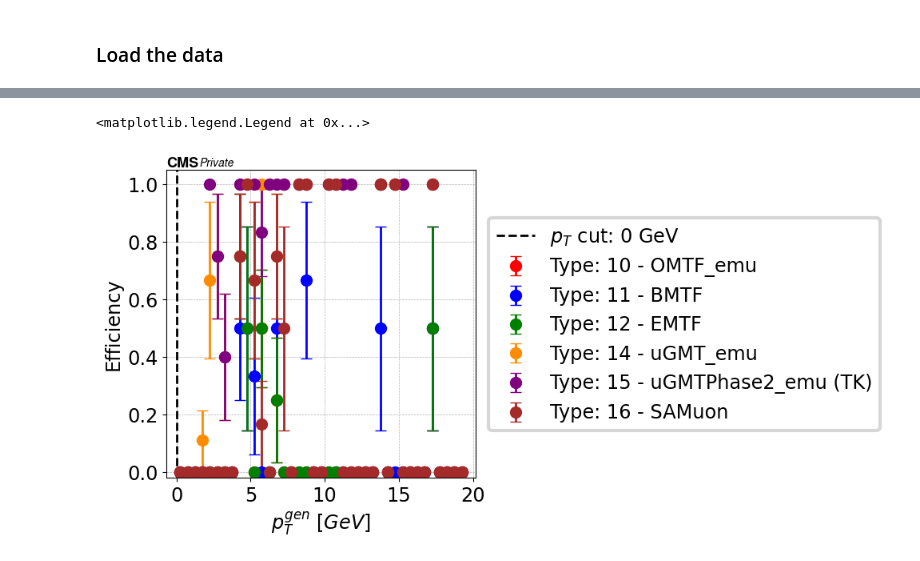
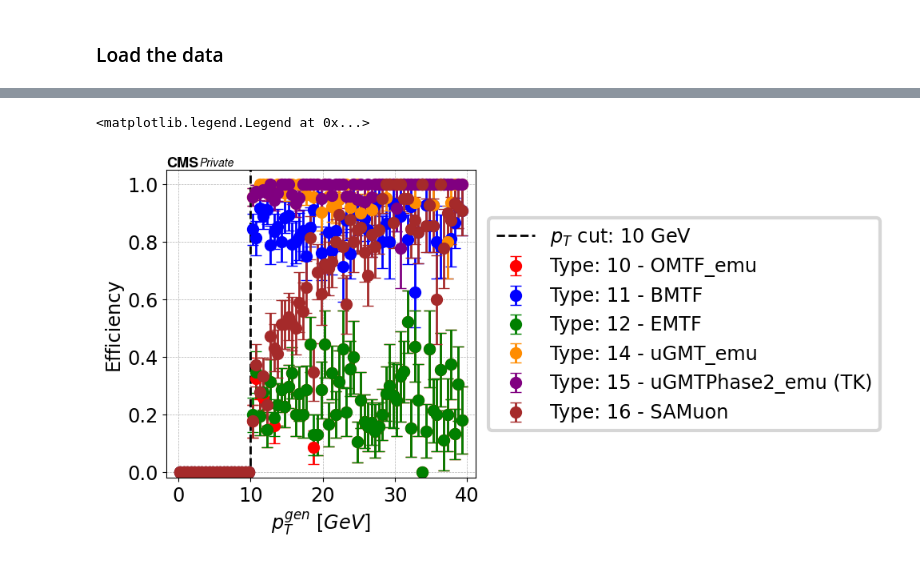
Before and after one commit to PasiekaFUW/cmssw, a Jupyter notebook: Masters/makePlots.ipynb, the cells around one changed output, grey strips where cells are left out. Saved outputs shown, nothing was run; the diff lists cells and outputs as text; code cells hidden in the pictures.

```diff
--- a/Masters/makePlots.ipynb
+++ b/Masters/makePlots.ipynb
@@ -193,33 +193,33 @@ type_descriptions = {
     3: 'DT',
     4: 'CSC',
     5: 'GMT',
     6: 'RPCb_emu',
     7: 'RPCf_emu',
     8: 'GMT_emu',
     9: 'OMTF',
     10: 'OMTF_emu',
     11: 'BMTF',
     12: 'EMTF',
     13: 'uGMT',
     14: 'uGMT_emu',
     15: 'uGMTPhase2_emu (TK)',
     16: 'SAMuon'
 }
 
 
 for i in type_range:
     description = type_descriptions.get(i, 'Unknown Type')
     data_prompt_type = data_prompt[data_prompt['theL1Obj.type'] == i]
     data_prompt_type_matched = sd.match_gen_muons(data_prompt_type, data_gen_prompt)
     datasets_to_plot.append(data_prompt_type_matched)
     datasets_gen_match.append(data_gen_prompt)
     plot_labels.append(f'Type: {i} - {description}')
 
-bins = np.arange(0, 20, 0.5)
+bins = np.arange(0, 40, 0.5)
 pf.plot_efficiency_comparison(datasets_to_plot, datasets_gen_match, plot_labels,
                               'theColl._pt', bins=bins, xlabel=r'$p_{T}^{gen} \ [GeV]$', ylabel='Efficiency',
-                                title=r'', fig_path=FIG_PATH_SA, save=True, ptCut=0)
+                                title=r'', fig_path=FIG_PATH_SA, save=True, ptCut=10)
 plt.legend(loc='center left', bbox_to_anchor=(1.01, 0.5))
 # %% [output]
 <matplotlib.legend.Legend at 0x...>
-[figure, old version]
+[figure, new version]
```
Also changed, not shown: parts of 5 cells of this notebook.
